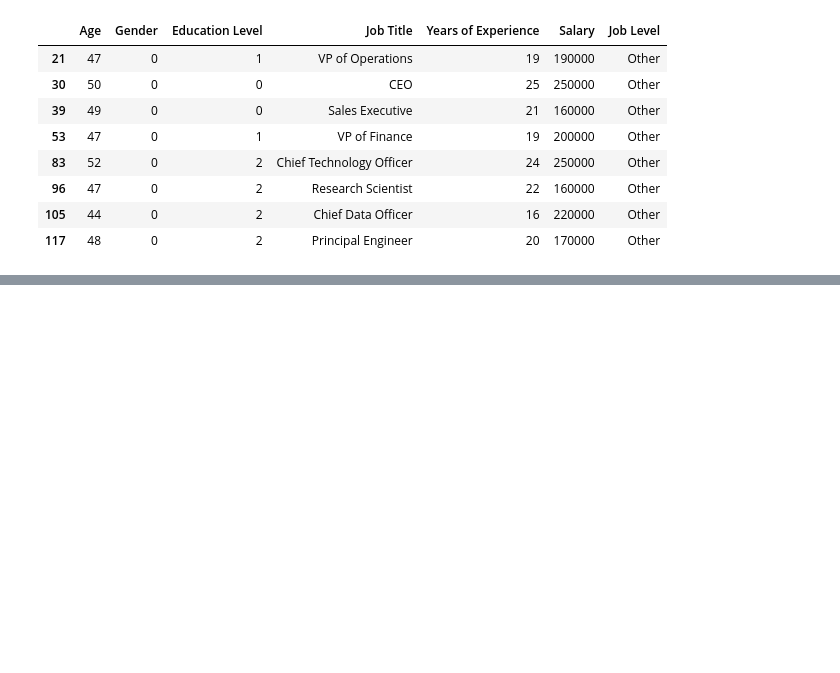
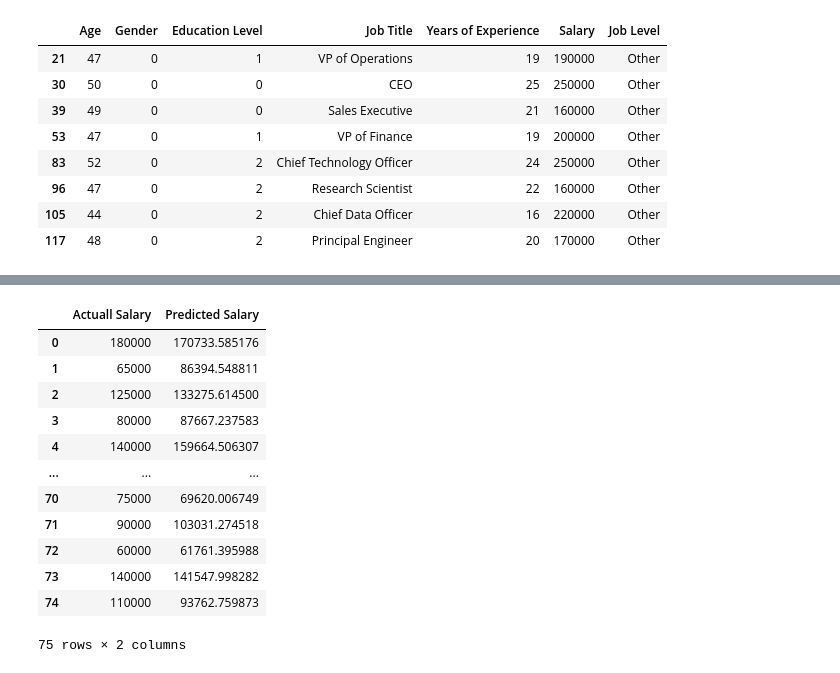
Before and after one commit to Sarajml98/salary-data-analysis, a Jupyter notebook: salary.ipynb, the cells around one changed output, grey strips where cells are left out. Cells and saved outputs as stored; diff of their text form; code cells hidden in the pictures; blank space fills up the shorter version.

```diff
--- a/salary.ipynb
+++ b/salary.ipynb
@@ -616,0 +668,2 @@ df[(df["Job Level"]=="Other")&(df["Salary"] > 150000)]
+# %%
+x_train , x_test , y_train , y_test=train_test_split(X , y ,test_size=0.2 , random_state=42)
@@ -616,0 +685,2 @@ df[(df["Job Level"]=="Other")&(df["Salary"] > 150000)]
+# %%
+y_pred=model.predict(x_test)
@@ -616,0 +693,18 @@ df[(df["Job Level"]=="Other")&(df["Salary"] > 150000)]
+# %%
+comparison=pd.DataFrame({"Actuall Salary" : y_test.values , "Predicted Salary" :y_pred})
+# %%
+comparison
+# %% [output]
+|  | Actuall Salary | Predicted Salary |
+| 0 | 180000 | 170733.585176 |
+| 1 | 65000 | 86394.548811 |
+| 2 | 125000 | 133275.614500 |
+| 3 | 80000 | 87667.237583 |
+| 4 | 140000 | 159664.506307 |
+| ... | ... | ... |
+| 70 | 75000 | 69620.006749 |
+| 71 | 90000 | 103031.274518 |
+| 72 | 60000 | 61761.395988 |
+| 73 | 140000 | 141547.998282 |
+| 74 | 110000 | 93762.759873 |
+75 rows × 2 columns
```
Also changed, not shown: parts of 10 cells of this notebook.
